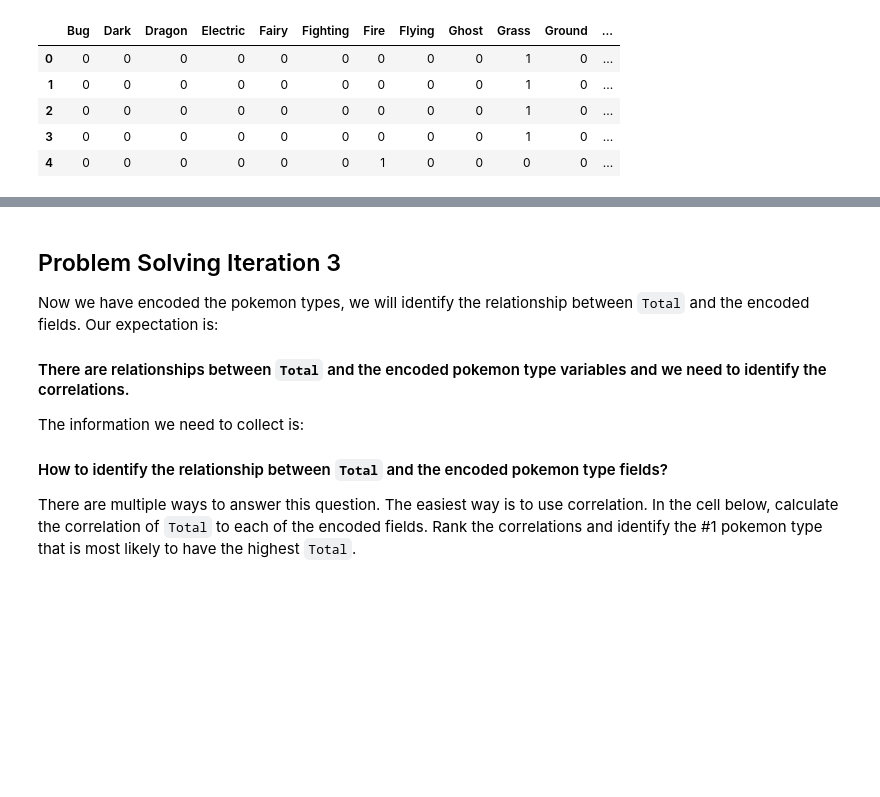
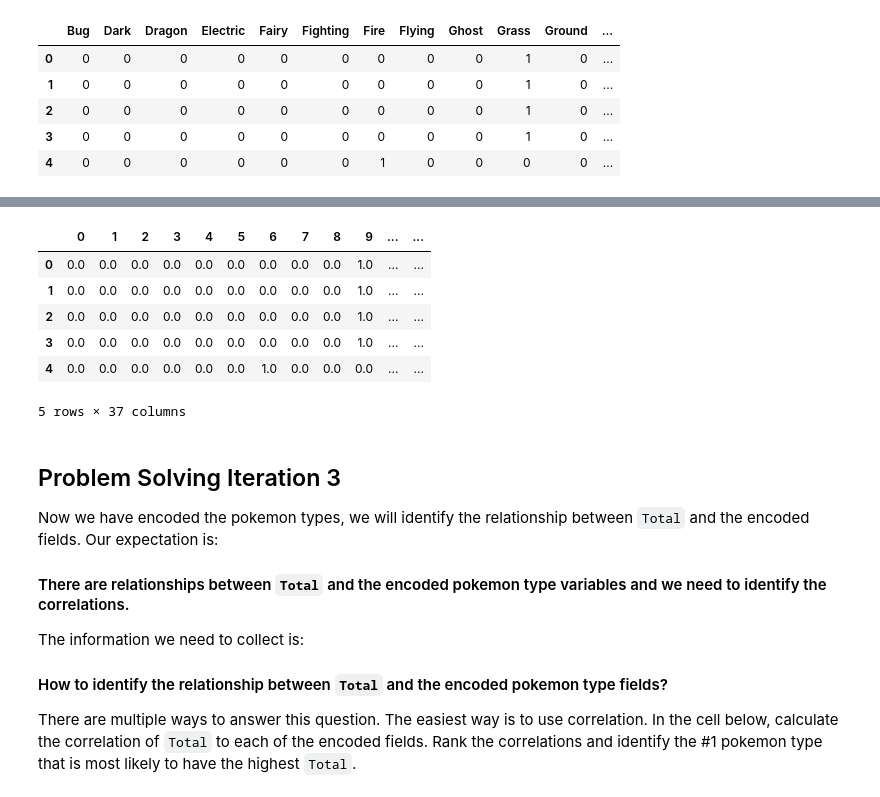
Before and after one commit to ironhacksao-datateam/june2019-ft, a Jupyter notebook: week_3/20_lab_df_calculation_and_transformation/your-code/20_lab_df_calculation_and_transformation_challenge-2.ipynb, the cells around one changed output, grey strips where cells are left out. Cells and saved outputs as stored; diff of their text form; code cells hidden in the pictures; blank space fills up the shorter version.

```diff
--- a/week_3/20_lab_df_calculation_and_transformation/your-code/20_lab_df_calculation_and_transformation_challenge-2.ipynb
+++ b/week_3/20_lab_df_calculation_and_transformation/your-code/20_lab_df_calculation_and_transformation_challenge-2.ipynb
@@ -146,0 +169,2 @@ one_hot_pokenon.head()
+# %%
+pokemon_fillna = pokemon[['Type 1', 'Type 2']].fillna("0")
@@ -147,3 +180,17 @@ one_hot_pokenon.head()
+# %%
+encoder = OneHotEncoder(sparse=False)
+# %%
+one_hot_encoder_pok = encoder.fit_transform(pokemon_fillna)
+# %%
+pd.DataFrame(one_hot_encoder_pok).head()
+# %% [output]
+|  | 0 | 1 | 2 | 3 | 4 | 5 | 6 | 7 | 8 | 9 | ... | ... |
+| 0 | 0.0 | 0.0 | 0.0 | 0.0 | 0.0 | 0.0 | 0.0 | 0.0 | 0.0 | 1.0 | ... | ... |
+| 1 | 0.0 | 0.0 | 0.0 | 0.0 | 0.0 | 0.0 | 0.0 | 0.0 | 0.0 | 1.0 | ... | ... |
+| 2 | 0.0 | 0.0 | 0.0 | 0.0 | 0.0 | 0.0 | 0.0 | 0.0 | 0.0 | 1.0 | ... | ... |
+| 3 | 0.0 | 0.0 | 0.0 | 0.0 | 0.0 | 0.0 | 0.0 | 0.0 | 0.0 | 1.0 | ... | ... |
+| 4 | 0.0 | 0.0 | 0.0 | 0.0 | 0.0 | 0.0 | 1.0 | 0.0 | 0.0 | 0.0 | ... | ... |
+5 rows × 37 columns
 # %% [markdown]
 ## Problem Solving Iteration 3
 
```
Also changed, not shown: parts of 31 cells of this notebook, 1 other file.
